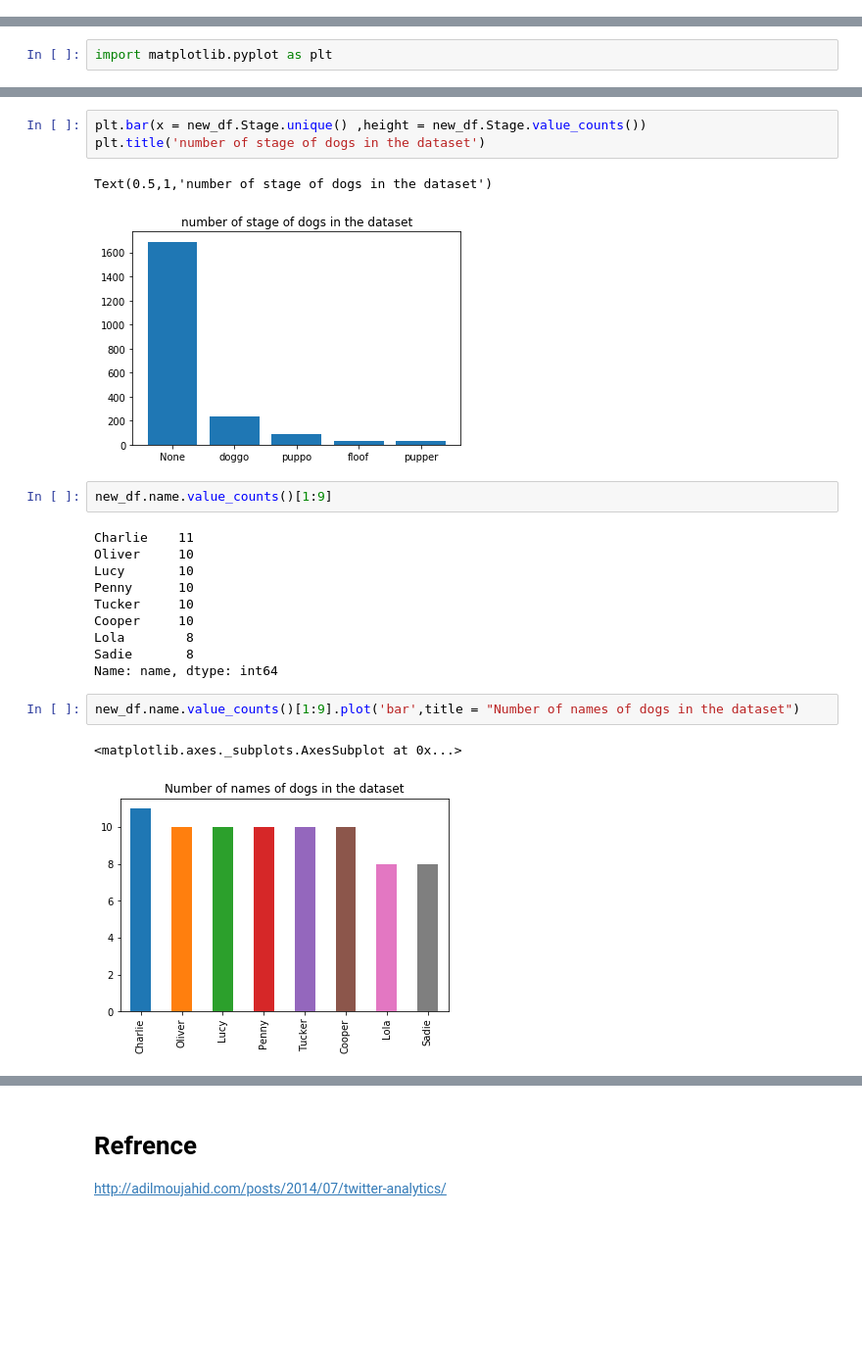
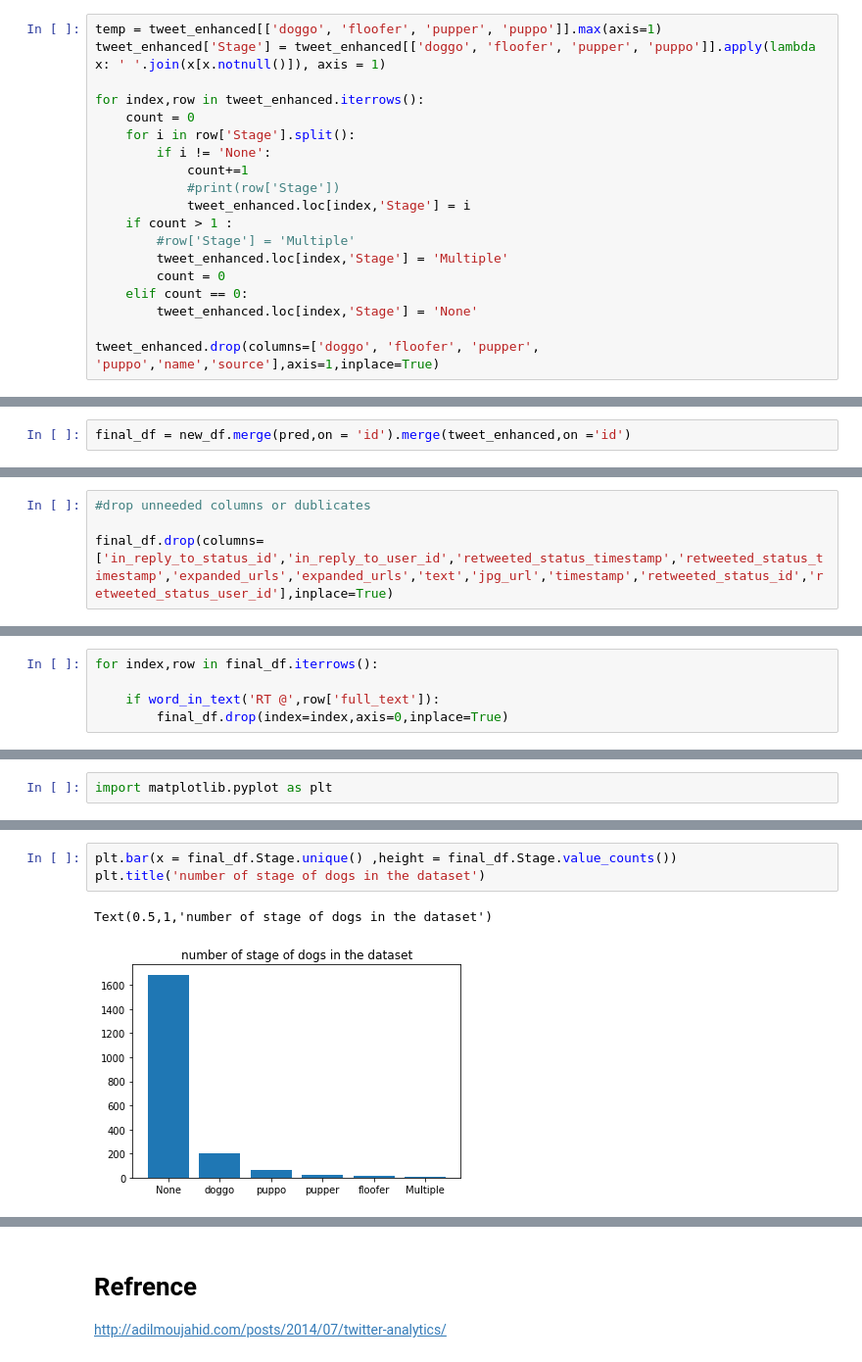
Before and after one commit to ZeadAlkhonein/Wrangle-and-Analyze-Data, a Jupyter notebook: wrangle_act.ipynb, the cells around one changed output, grey strips where cells are left out. Shown at 98% size. Saved outputs shown, nothing was run; the diff lists cells and outputs as text; blank space fills up the shorter version.

```diff
--- a/wrangle_act.ipynb
+++ b/wrangle_act.ipynb
@@ -700,0 +962,19 @@ new_df.head()
+# %%
+temp = tweet_enhanced[['doggo', 'floofer', 'pupper', 'puppo']].max(axis=1)
+tweet_enhanced['Stage'] = tweet_enhanced[['doggo', 'floofer', 'pupper', 'puppo']].apply(lambda x: ' '.join(x[x.notnull()]), axis = 1)
+
+for index,row in tweet_enhanced.iterrows():
+    count = 0
+    for i in row['Stage'].split():
+        if i != 'None':
+            count+=1
+            #print(row['Stage'])
+            tweet_enhanced.loc[index,'Stage'] = i
+    if count > 1 :
+        #row['Stage'] = 'Multiple'
+        tweet_enhanced.loc[index,'Stage'] = 'Multiple'
+        count = 0
+    elif count == 0:
+        tweet_enhanced.loc[index,'Stage'] = 'None'
+
+tweet_enhanced.drop(columns=['doggo', 'floofer', 'pupper', 'puppo','name','source'],axis=1,inplace=True)
@@ -700,0 +1001,2 @@ new_df.head()
+# %%
+final_df = new_df.merge(pred,on = 'id').merge(tweet_enhanced,on ='id')
@@ -700,0 +1033,4 @@ new_df.head()
+# %%
+#drop unneeded columns or dublicates
+
+final_df.drop(columns=['in_reply_to_status_id','in_reply_to_user_id','retweeted_status_timestamp','retweeted_status_timestamp','expanded_urls','expanded_urls','text','jpg_url','timestamp','retweeted_status_id','retweeted_status_user_id'],inplace=True)
@@ -700,0 +1090,5 @@ new_df.head()
+# %%
+for index,row in final_df.iterrows():
+
+    if word_in_text('RT @',row['full_text']):
+        final_df.drop(index=index,axis=0,inplace=True)
@@ -705,23 +1113,6 @@ import matplotlib.pyplot as plt
 # %%
-plt.bar(x = new_df.Stage.unique() ,height = new_df.Stage.value_counts())
+plt.bar(x = final_df.Stage.unique() ,height = final_df.Stage.value_counts())
 plt.title('number of stage of dogs in the dataset')
 # %% [output]
 Text(0.5,1,'number of stage of dogs in the dataset')
-[figure, old version]
+[figure, new version]
-# %%
-new_df.name.value_counts()[1:9]
-# %% [output]
-Charlie    11
-Oliver     10
-Lucy       10
-Penny      10
-Tucker     10
-Cooper     10
-Lola        8
-Sadie       8
-Name: name, dtype: int64
-# %%
-new_df.name.value_counts()[1:9].plot('bar',title = "Number of names of dogs in the dataset")
-# %% [output]
-<matplotlib.axes._subplots.AxesSubplot at 0x...>
-[figure, removed]
```
Also changed, not shown: parts of 94 cells of this notebook, 3 other files.
